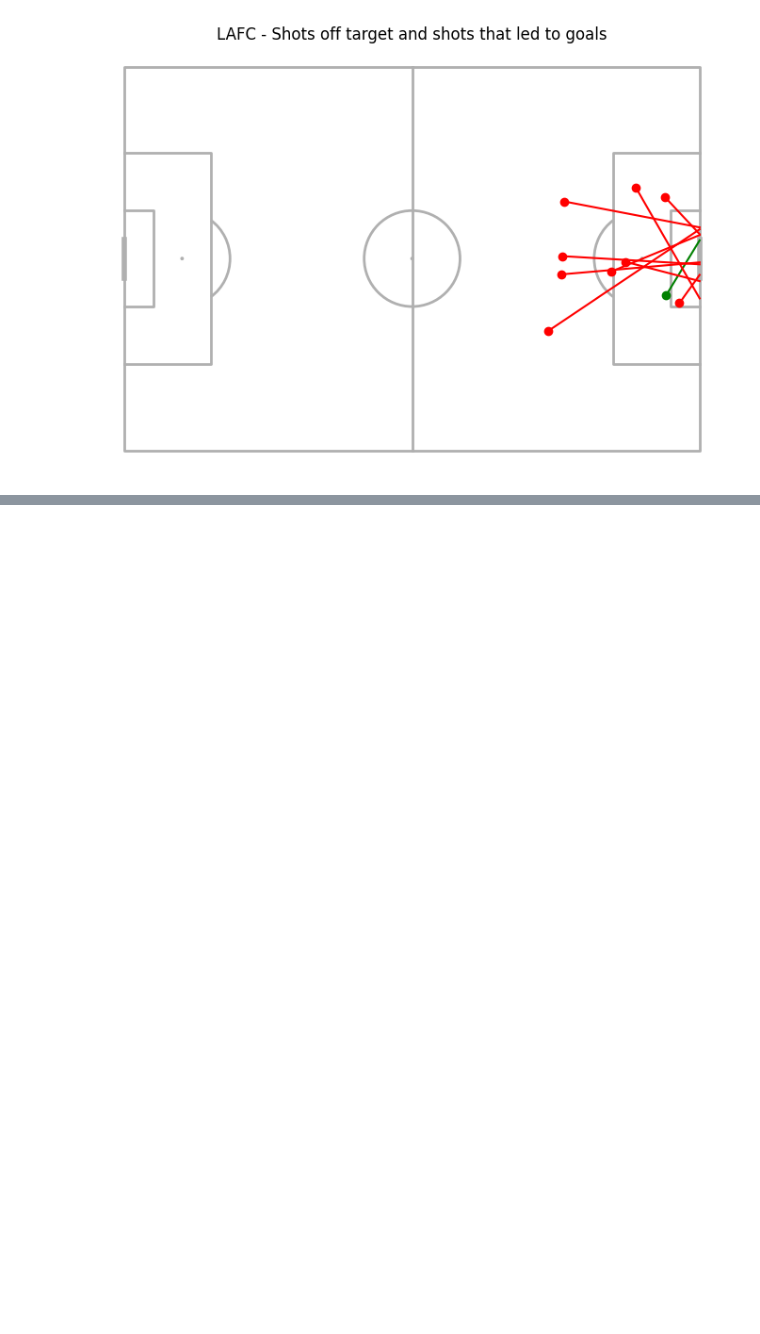
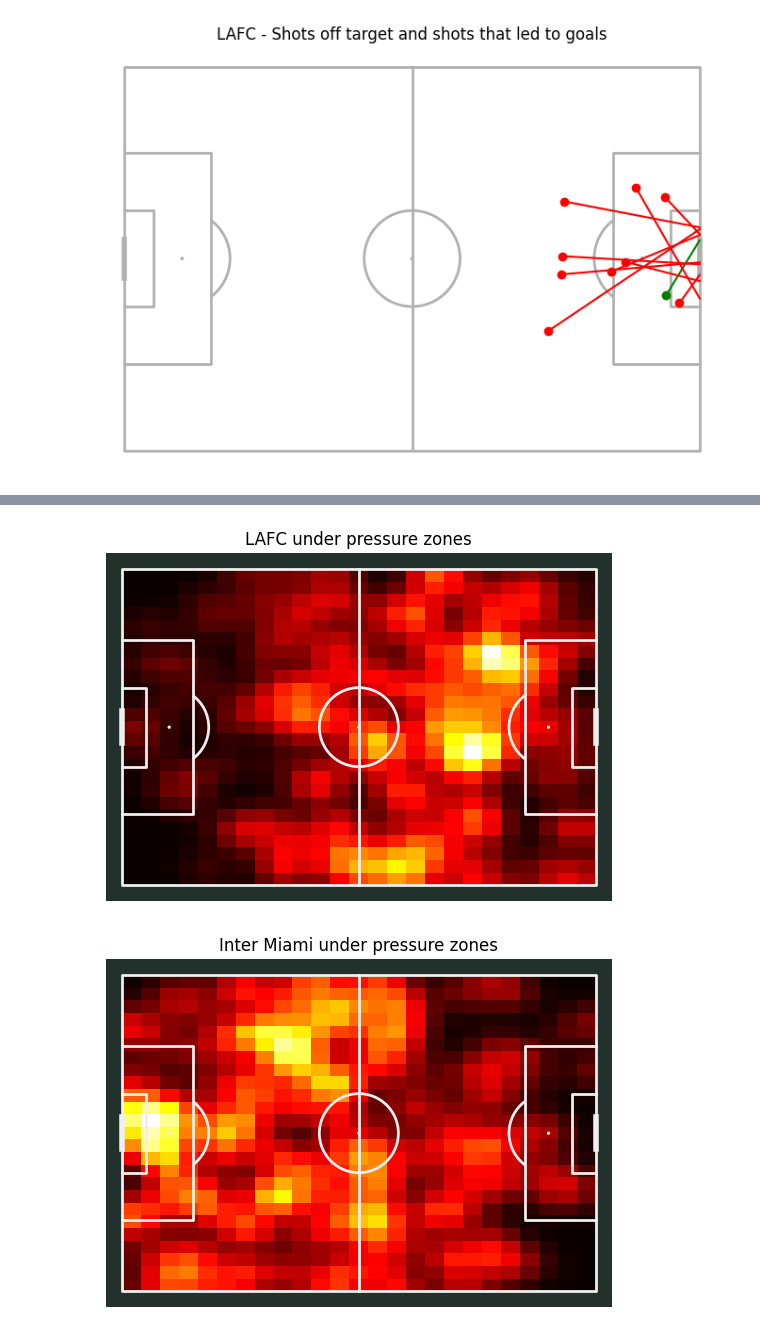
Before and after one commit to der-amit/soccer_plots, a Jupyter notebook: mls_plots.ipynb, the cells around one changed output, grey strips where cells are left out. Saved outputs shown, nothing was run; the diff lists cells and outputs as text; code cells hidden in the pictures; blank space fills up the shorter version.

Commit message:
added heatmaps

```diff
--- a/mls_plots.ipynb
+++ b/mls_plots.ipynb
@@ -209,0 +227,15 @@ plt.show()
+# %%
+pressure_events = events_df[['team' ,'minute','player', 'location','shot_end_location', 'shot_one_on_one','shot_outcome','pass_outcome', 'under_pressure']]
+# %%
+for Team in events_df['team'].unique():
+    pressure_events = events_df[(events_df['team'] == Team) & (events_df['under_pressure'] == True)]
+    pitch = Pitch(pitch_type='statsbomb', pitch_color='#22312b', line_color='#efefef', line_zorder=3)
+    fig, ax = pitch.draw(figsize=(8, 4))
+    bin_stat = pitch.bin_statistic(pressure_events['location'].str[0], pressure_events['location'].str[1], statistic='count', bins = (25,25))
+    bin_stat['statistic'] = gaussian_filter(bin_stat['statistic'],1)
+    pcm = pitch.heatmap(bin_stat, ax = ax, cmap = 'hot')
+    ax.set_title(f'{Team} under pressure zones')
+plt.show()
+# %% [output]
+[figure, added]
+[figure, added]
```
Also changed, not shown: parts of 4 cells of this notebook.
